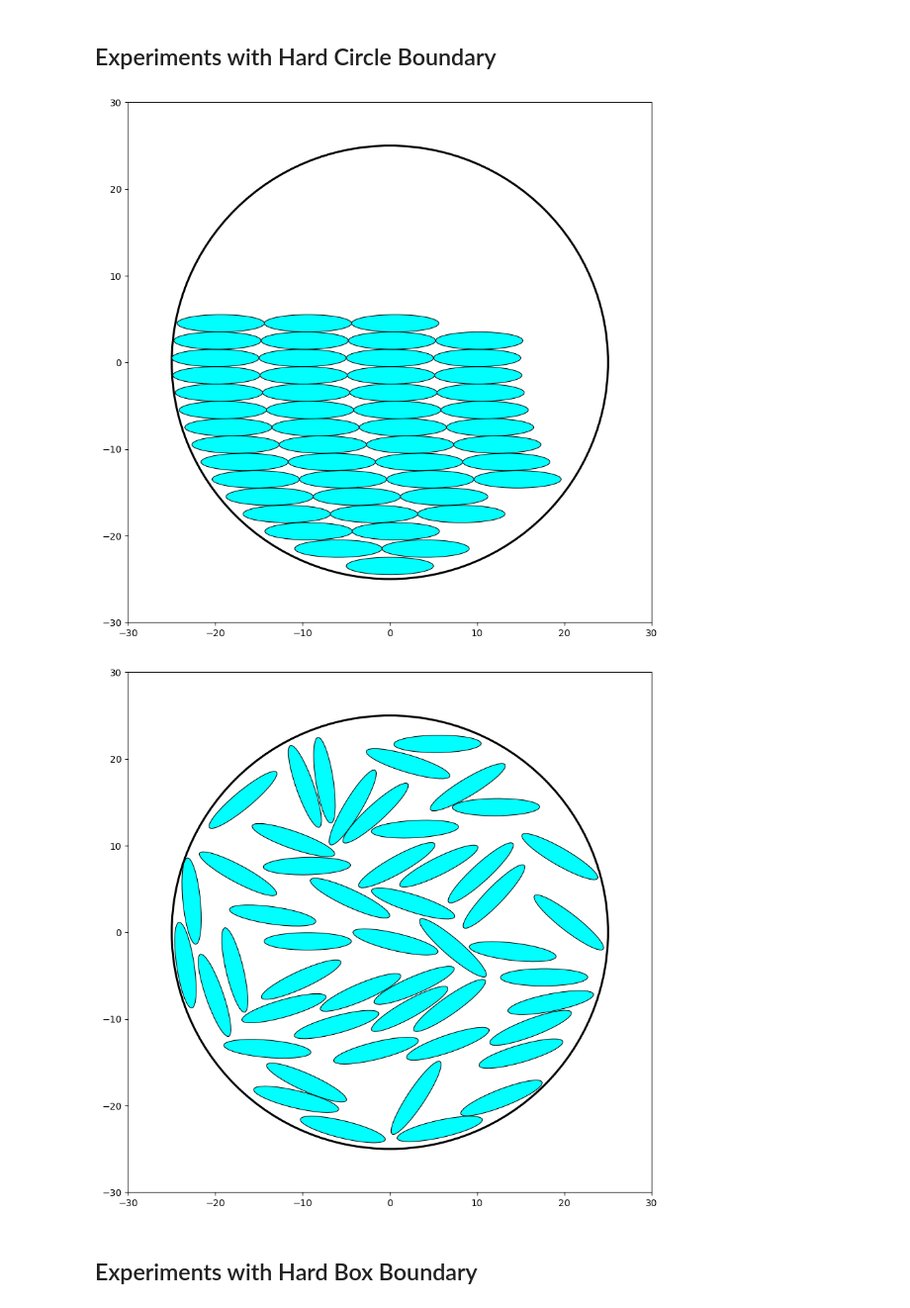
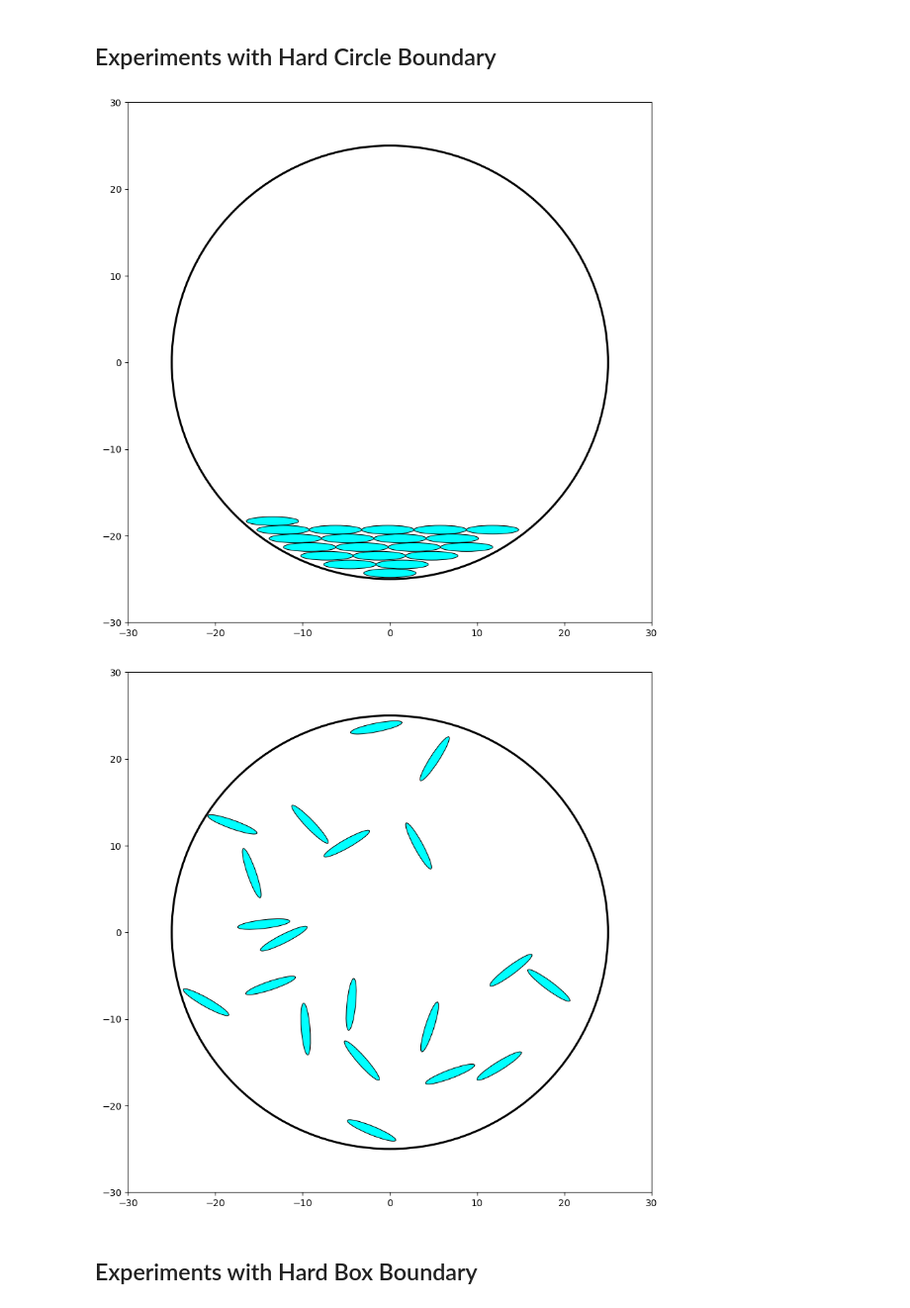
Before and after one commit to SyuW/Liquid-Crystals-Monte-Carlo, a Jupyter notebook: src/cpp/plot_initial.ipynb, the cells around one changed output. Shown at 99% size. Drawn from its saved outputs; the diff is of its cells as text; code cells hidden in the pictures.

```diff
--- a/src/cpp/plot_initial.ipynb
+++ b/src/cpp/plot_initial.ipynb
@@ -7,37 +7,37 @@ from matplotlib.patches import Ellipse, Rectangle, Circle, Wedge
 # %% [markdown]
 ## Experiments with Hard Circle Boundary
 # %%
-initial_positions_file = "initialPositions.txt"
-final_positions_file = "finalPositions.txt"
+initial_positions_file = "initialPositions_circle.txt"
+final_positions_file = "finalPositions_circle.txt"
 
 init_arr = np.genfromtxt(initial_positions_file, dtype=float, delimiter=",")
 final_arr = np.genfromtxt(final_positions_file, dtype=float, delimiter=",")
 
-a = 5
-b = 1
+a = 3
+b = 0.5
 
 for arr in [init_arr, final_arr]:
     fig, ax = plt.subplots()
     fig.set_size_inches(10, 10)
     outer_circle = plt.Circle((0, 0), 25, color="black", fill=False, linewidth=2.2)
     ax.add_patch(outer_circle)
 
     for i in range(0, arr.shape[0]):
         pos = arr[i, :]
         ellipse_angle = (180 / np.pi) * (pos[-1] % np.pi)
         particle = Ellipse(xy=pos[:-1], angle=ellipse_angle,
                         width=2 * a, height=2 * b,
                         linewidth=0.75, ec='black', fill=True, fc="cyan")
         ax.add_patch(particle)
 
     scale = 25
     ax.set_xlim(-scale-5, scale+5)
     ax.set_ylim(-scale-5, scale+5)
 
 plt.show()
 # %% [output]
-[figure, old version]
+[figure, new version]
-[figure, old version]
+[figure, new version]
 # %% [markdown]
 ## Experiments with Hard Box Boundary
 # %%
```
Also changed, not shown: parts of 1 cell of this notebook, 3 other files.
